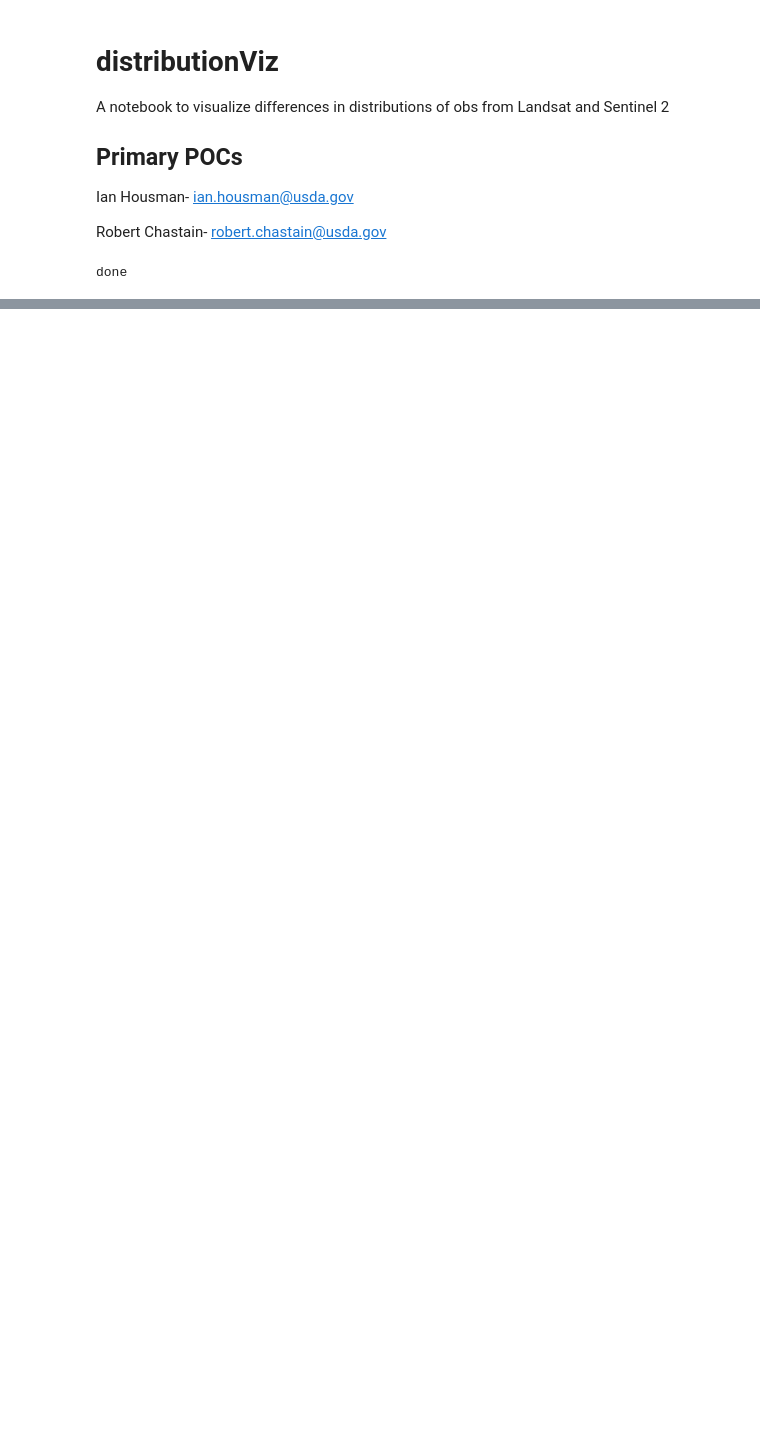
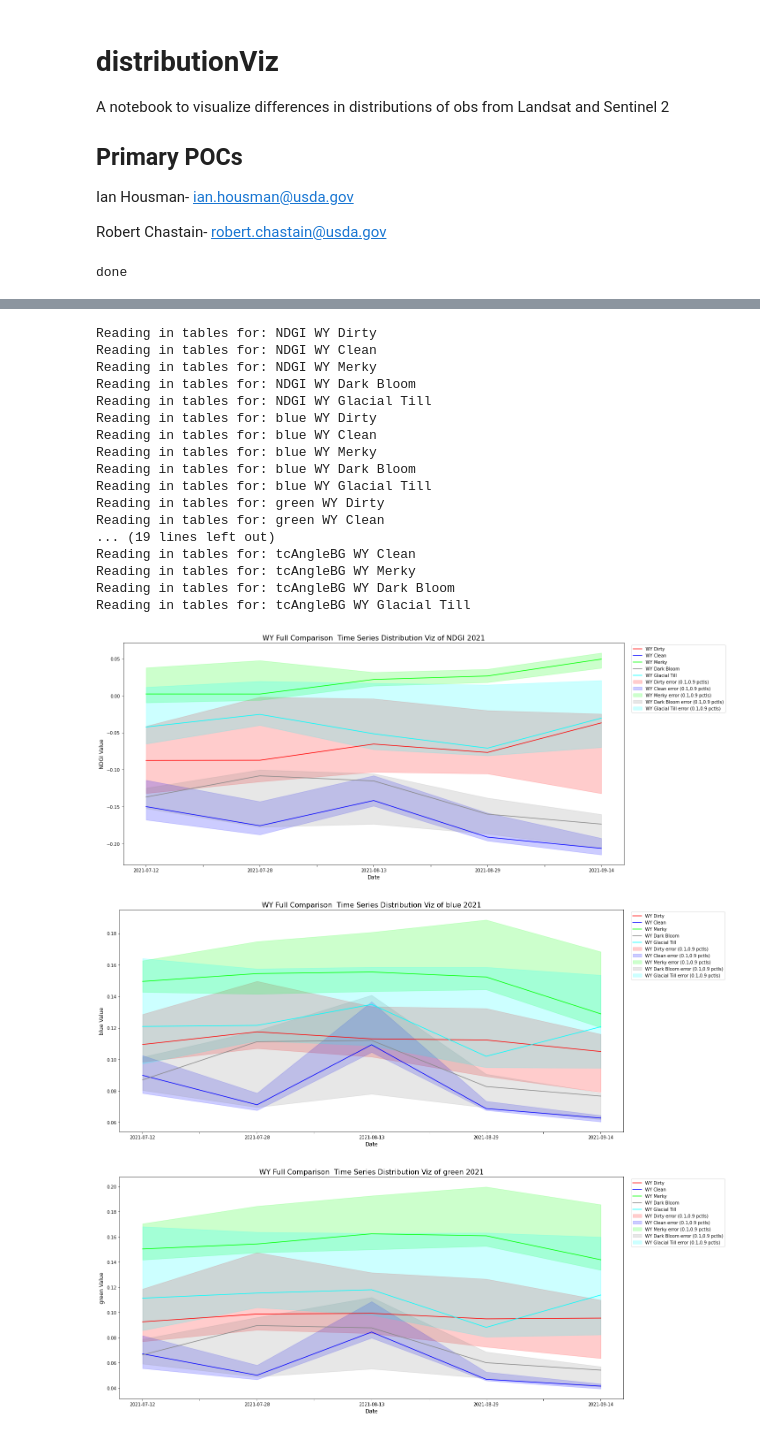
Before and after one commit to rcr-usfs/AlgalBlooms, a Jupyter notebook: 02_Data_Exploration_Code/distributionViz.ipynb, the cells around one changed output, grey strips where cells are left out. Saved outputs shown, nothing was run; the diff lists cells and outputs as text; code cells hidden in the pictures; blank space fills up the shorter version.

```diff
--- a/02_Data_Exploration_Code/distributionViz.ipynb
+++ b/02_Data_Exploration_Code/distributionViz.ipynb
@@ -125,0 +141,64 @@ Reading in tables for: bloom2 WY Clean combo 3 big
+# %%
+percentiles = [0.1,0.5,0.90] # Must be a min, middle, max (must be exactly 3)
+for band in whichBands:
+    band_tables = {}
+    #Iterate across each type
+    for key in folder_dict.keys():
+        print('Reading in tables for: {} {}'.format(band,key))
+        folders = folder_dict[key]
+        li = []
+        #Get the csvs and read in valid values into a single long list
+        for folder in folders:
+            csvs = glob.glob(os.path.join(folder,'*_{}_*{}.csv'.format(year,band)))
+#             print(band,year,csvs)
+            for csv in csvs:
+    #                     print(csv)
+                df = pd.read_csv(csv, index_col=None, header=0)
+                li.append(df)
+            li = pd.concat(li, axis=0)
+            quantiles = li.quantile(q = percentiles)
+            band_tables[key] = quantiles
+    plt.figure(figsize=(20,8))
+    ax = plt.gca()
+
+    for key in band_tables.keys():
+        t = band_tables[key]
+
+        t.iloc[1].plot(ax = ax,label='{}'.format(key),color = colors_dict[key])
+
+        plt.fill_between(t.columns, t.iloc[0], t.iloc[2], color=colors_dict[key], alpha=0.2, label='{} error ({},{} pctls)'.format(key,percentiles[0],percentiles[2]))
+
+    if year == '*':
+        year_label = ''
+    else:
+        year_label = year
+    plt.ylabel("{} Value".format(band), size=12)
+    plt.xlabel("Date", size=12)
+    plt.title("{} Time Series Distribution Viz of {} {}".format(run_name,band,year_label), size=16)
+#     plt.legend(loc='upper right')
+    plt.legend(bbox_to_anchor=(1.01, 1.0), loc='upper left')
+    plt.tight_layout()
+#     ax.xaxis.set_major_locator(ticker.MultipleLocator(1))
+
+    plt.savefig(os.path.join(output_dir,'{}_time_series_{}_{}.png'.format(run_name,year_label,band)))
+# %% [output]
+Reading in tables for: NDGI WY Dirty
+Reading in tables for: NDGI WY Clean
+Reading in tables for: NDGI WY Merky
+Reading in tables for: NDGI WY Dark Bloom
+Reading in tables for: NDGI WY Glacial Till
+Reading in tables for: blue WY Dirty
+Reading in tables for: blue WY Clean
+Reading in tables for: blue WY Merky
+Reading in tables for: blue WY Dark Bloom
+Reading in tables for: blue WY Glacial Till
+Reading in tables for: green WY Dirty
+Reading in tables for: green WY Clean
+... (19 lines left out)
+Reading in tables for: tcAngleBG WY Clean
+Reading in tables for: tcAngleBG WY Merky
+Reading in tables for: tcAngleBG WY Dark Bloom
+Reading in tables for: tcAngleBG WY Glacial Till
+[figure, added]
+[figure, added]
+[figure, added]
```
Also changed, not shown: parts of 4 cells of this notebook, 8 other files.
